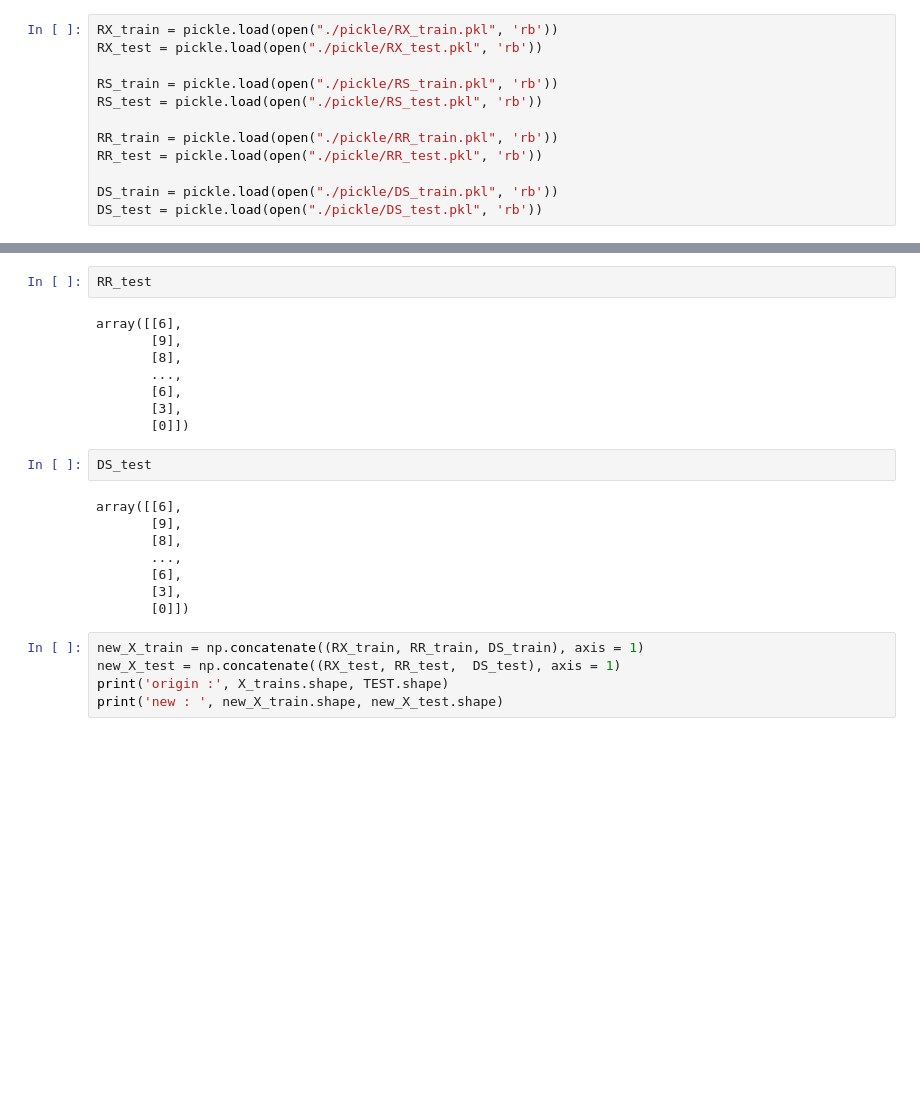
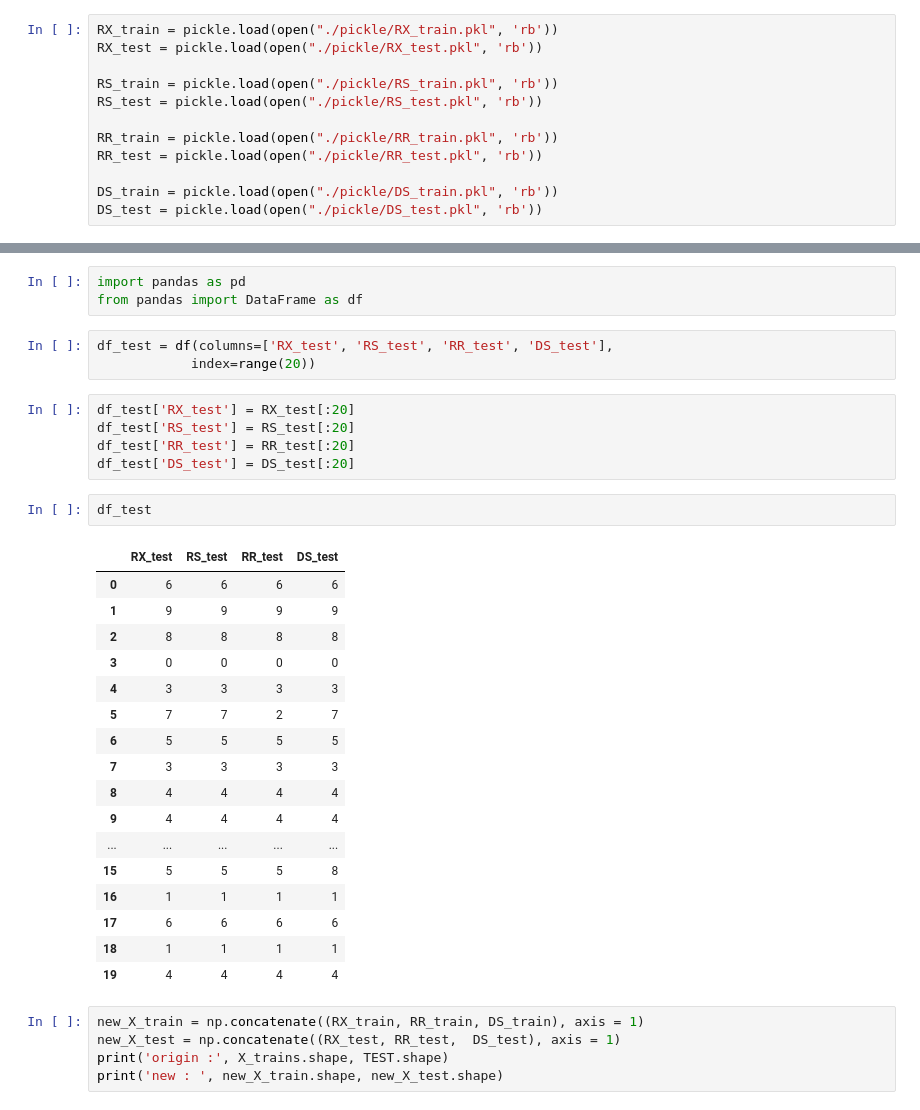
Before and after one commit to JaeHeee/DACON_seub, a Jupyter notebook: KM/Ensemble_And_Submission.ipynb, the cells around one changed output, grey strips where cells are left out. Drawn from its saved outputs; the diff is of its cells as text; blank space fills up the shorter version.

```diff
--- a/KM/Ensemble_And_Submission.ipynb
+++ b/KM/Ensemble_And_Submission.ipynb
@@ -59,23 +39,34 @@ array([[6],
-# %%
-RR_test
-# %% [output]
-array([[6],
-       [9],
-       [8],
-       ...,
-       [6],
-       [3],
-       [0]])
-# %%
-DS_test
-# %% [output]
-array([[6],
-       [9],
-       [8],
-       ...,
-       [6],
-       [3],
-       [0]])
+# %%
+import pandas as pd
+from pandas import DataFrame as df
+# %%
+df_test = df(columns=['RX_test', 'RS_test', 'RR_test', 'DS_test'],
+            index=range(20))
+# %%
+df_test['RX_test'] = RX_test[:20]
+df_test['RS_test'] = RS_test[:20]
+df_test['RR_test'] = RR_test[:20]
+df_test['DS_test'] = DS_test[:20]
+# %%
+df_test
+# %% [output]
+|  | RX_test | RS_test | RR_test | DS_test |
+| 0 | 6 | 6 | 6 | 6 |
+| 1 | 9 | 9 | 9 | 9 |
+| 2 | 8 | 8 | 8 | 8 |
+| 3 | 0 | 0 | 0 | 0 |
+| 4 | 3 | 3 | 3 | 3 |
+| 5 | 7 | 7 | 2 | 7 |
+| 6 | 5 | 5 | 5 | 5 |
+| 7 | 3 | 3 | 3 | 3 |
+| 8 | 4 | 4 | 4 | 4 |
+| 9 | 4 | 4 | 4 | 4 |
+| ... | ... | ... | ... | ... |
+| 15 | 5 | 5 | 5 | 8 |
+| 16 | 1 | 1 | 1 | 1 |
+| 17 | 6 | 6 | 6 | 6 |
+| 18 | 1 | 1 | 1 | 1 |
+| 19 | 4 | 4 | 4 | 4 |
 # %%
 new_X_train = np.concatenate((RX_train, RR_train, DS_train), axis = 1)
 new_X_test = np.concatenate((RX_test, RR_test,  DS_test), axis = 1)
```
Also changed, not shown: parts of 4 cells of this notebook, 1 other file.
